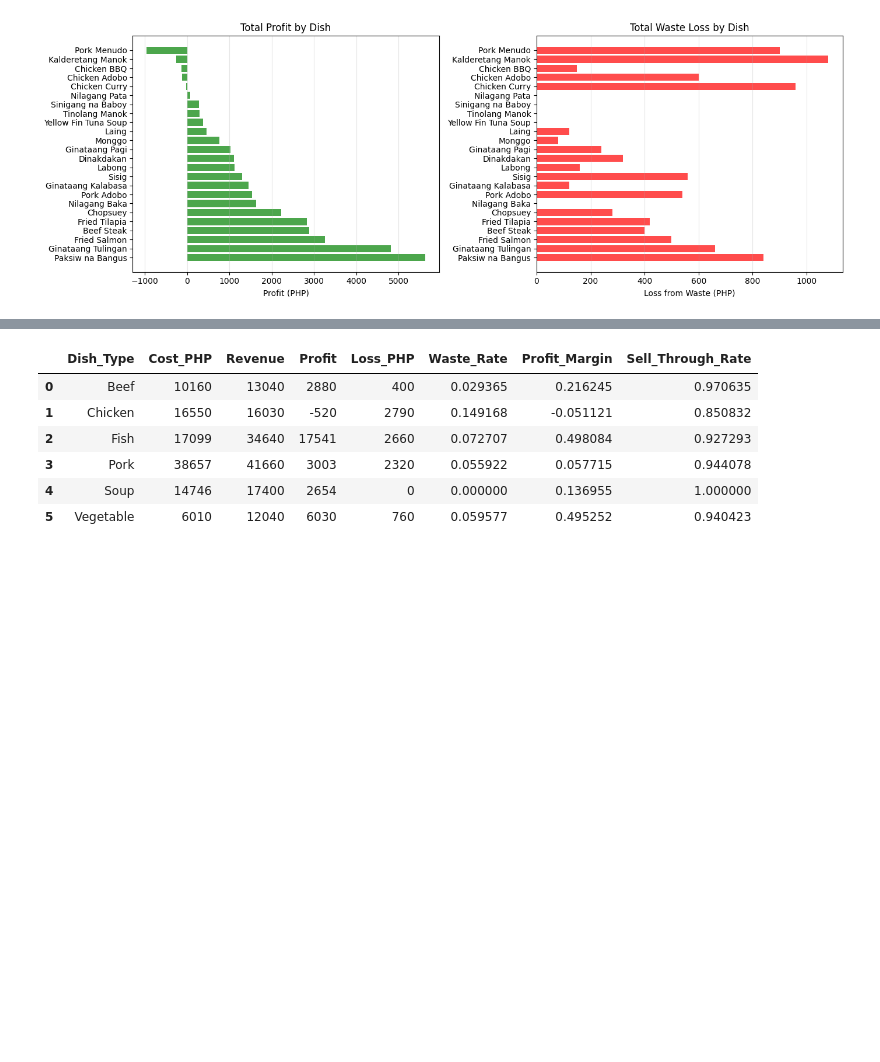
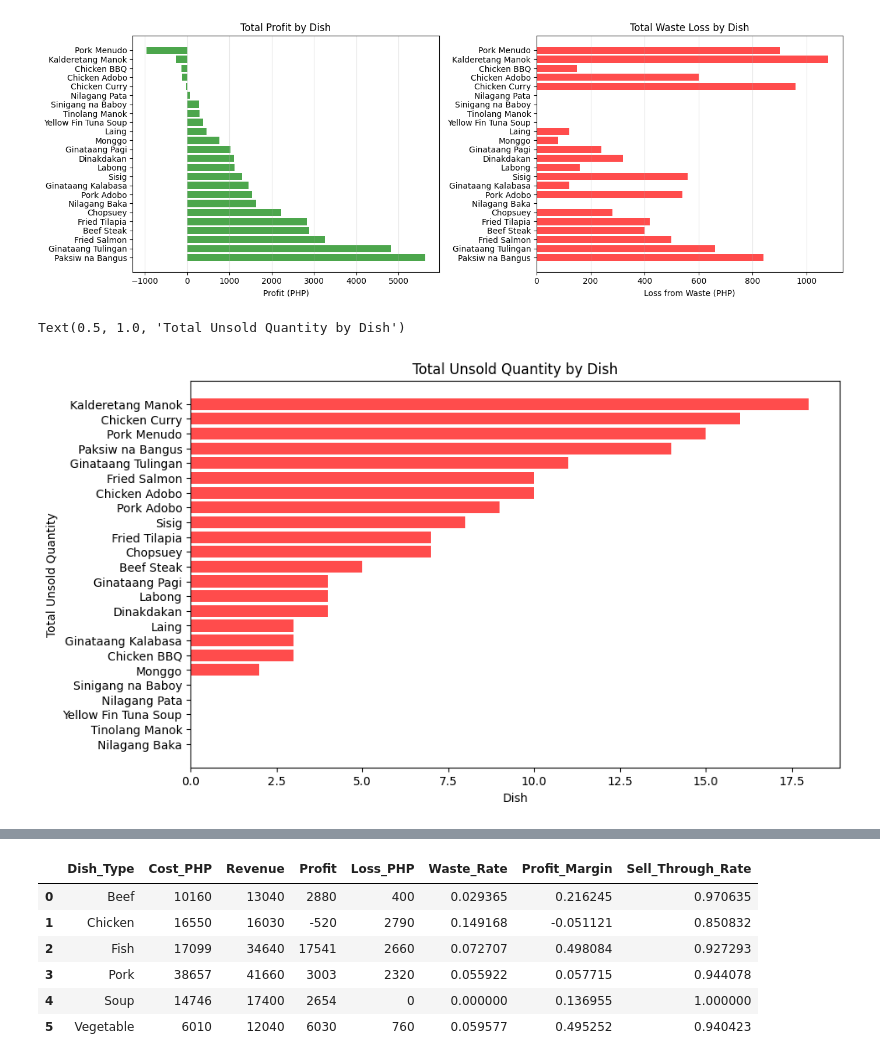
Before and after one commit to baldeoJV/CCDATS1L_PROJECT, a Jupyter notebook: main.ipynb, the cells around one changed output, grey strips where cells are left out. Cells and saved outputs as stored; diff of their text form; code cells hidden in the pictures; blank space fills up the shorter version.

```diff
--- a/main.ipynb
+++ b/main.ipynb
@@ -371,3 +349,16 @@ plt.tight_layout()
 plt.show()
 # %% [output]
 [figure]
+# %%
+total_waste = data.groupby('Dish').agg(
+    Unsolded_Quantity=('Unsold', 'sum'),
+).sort_values('Unsolded_Quantity', ascending=True)
+
+plt.figure(figsize=(10,6))
+plt.barh(total_waste.index, total_waste['Unsolded_Quantity'], color='red', alpha=0.7)
+plt.xlabel('Dish')
+plt.ylabel('Total Unsold Quantity')
+plt.title('Total Unsold Quantity by Dish')
+# %% [output]
+Text(0.5, 1.0, 'Total Unsold Quantity by Dish')
+[figure, added]
```
Also changed, not shown: parts of 3 cells of this notebook, 3 other files.
